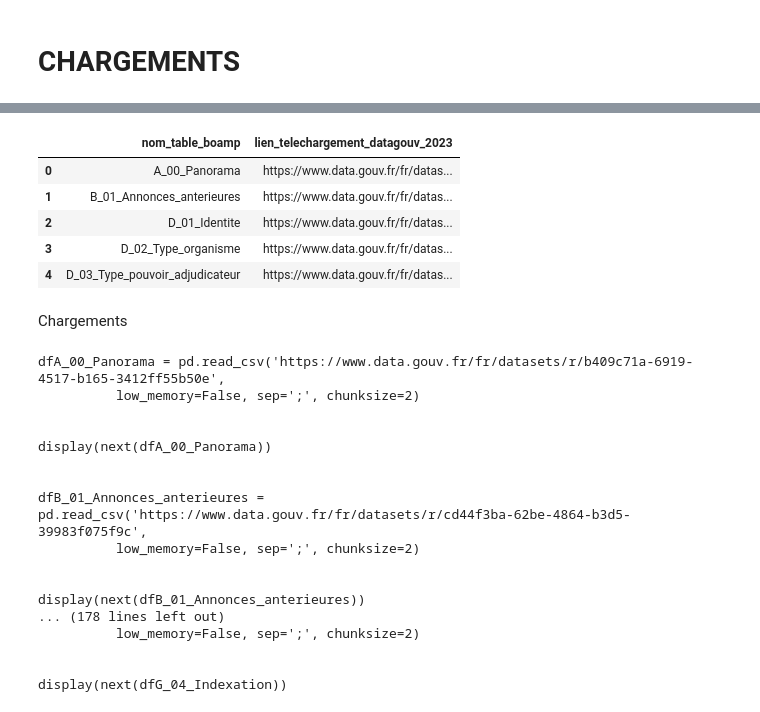
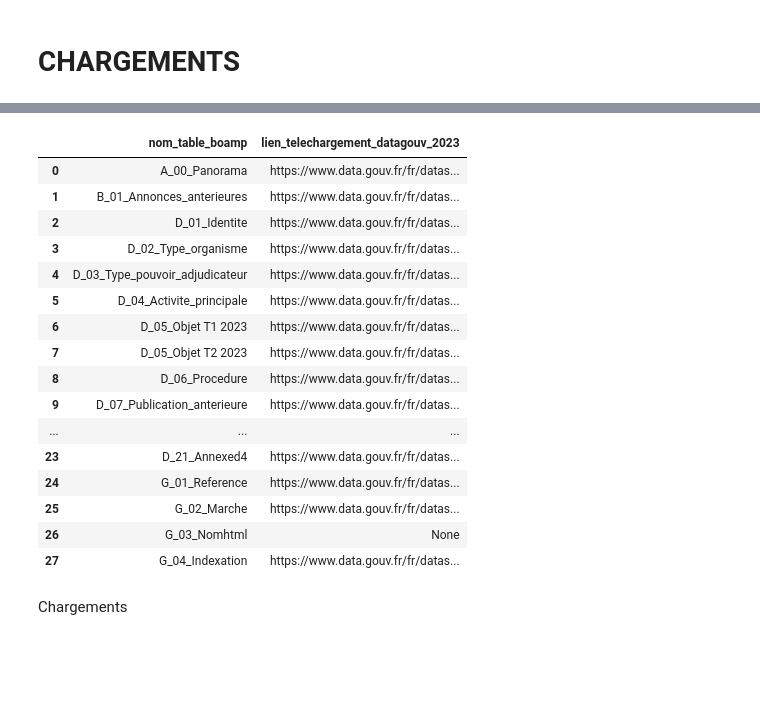
Before and after one commit to AuFilDuBoamp/partages, a Jupyter notebook: CHARGEMENTS_TABLES_AFDB.ipynb, the cells around one changed output, grey strips where cells are left out. Cells and saved outputs as stored; diff of their text form; code cells hidden in the pictures; blank space fills up the shorter version.

```diff
--- a/CHARGEMENTS_TABLES_AFDB.ipynb
+++ b/CHARGEMENTS_TABLES_AFDB.ipynb
@@ -6,0 +11,5 @@ import pandas as pd
+# %%
+import pandas as pd
+pd.options.display.max_rows = 50
+pd.options.display.max_columns = 50
+pd.options.display.max_colwidth = 300
@@ -7,5 +18,4 @@ import pandas as pd
 # %%
-# @title
 df_csv_git = pd.read_csv('https://raw.githubusercontent.com/AuFilDuBoamp/partages/main/aufilduboamp_liens_telechargements_direct_des_tables_2023_datagouv.csv', sep=',')
-df_csv_git.head()
+df_csv_git
 # %% [output]
@@ -12,38 +23,19 @@ df_csv_git.head()
 |  | nom_table_boamp | lien_telechargement_datagouv_2023 |
 | 0 | A_00_Panorama | https://www.data.gouv.fr/fr/datas... |
 | 1 | B_01_Annonces_anterieures | https://www.data.gouv.fr/fr/datas... |
 | 2 | D_01_Identite | https://www.data.gouv.fr/fr/datas... |
 | 3 | D_02_Type_organisme | https://www.data.gouv.fr/fr/datas... |
 | 4 | D_03_Type_pouvoir_adjudicateur | https://www.data.gouv.fr/fr/datas... |
+| 5 | D_04_Activite_principale | https://www.data.gouv.fr/fr/datas... |
+| 6 | D_05_Objet T1 2023 | https://www.data.gouv.fr/fr/datas... |
+| 7 | D_05_Objet T2 2023 | https://www.data.gouv.fr/fr/datas... |
+| 8 | D_06_Procedure | https://www.data.gouv.fr/fr/datas... |
+| 9 | D_07_Publication_anterieure | https://www.data.gouv.fr/fr/datas... |
+| ... | ... | ... |
+| 23 | D_21_Annexed4 | https://www.data.gouv.fr/fr/datas... |
+| 24 | G_01_Reference | https://www.data.gouv.fr/fr/datas... |
+| 25 | G_02_Marche | https://www.data.gouv.fr/fr/datas... |
+| 26 | G_03_Nomhtml | None |
+| 27 | G_04_Indexation | https://www.data.gouv.fr/fr/datas... |
 # %% [markdown]
 Chargements
-# %%
-for row in df_csv_git.itertuples():
-  try:
-    print(f"""df{row.nom_table_boamp} = pd.read_csv('{row.lien_telechargement_datagouv_2023}',
-          low_memory=False, sep=';', chunksize=2)""")
-    print('\n'*1)
-    print(f"display(next(df{row.nom_table_boamp}))")
-    print('\n'*1)
-
-  except Exception as e:
-    print(e)
-    continue
-# %% [output]
-dfA_00_Panorama = pd.read_csv('https://www.data.gouv.fr/fr/datasets/r/b409c71a-6919-4517-b165-3412ff55b50e',
-          low_memory=False, sep=';', chunksize=2)
-
-
-display(next(dfA_00_Panorama))
-
-
-dfB_01_Annonces_anterieures = pd.read_csv('https://www.data.gouv.fr/fr/datasets/r/cd44f3ba-62be-4864-b3d5-39983f075f9c',
-          low_memory=False, sep=';', chunksize=2)
-
-
-display(next(dfB_01_Annonces_anterieures))
-... (178 lines left out)
-          low_memory=False, sep=';', chunksize=2)
-
-
-display(next(dfG_04_Indexation))
```
Also changed, not shown: parts of 49 cells of this notebook.
